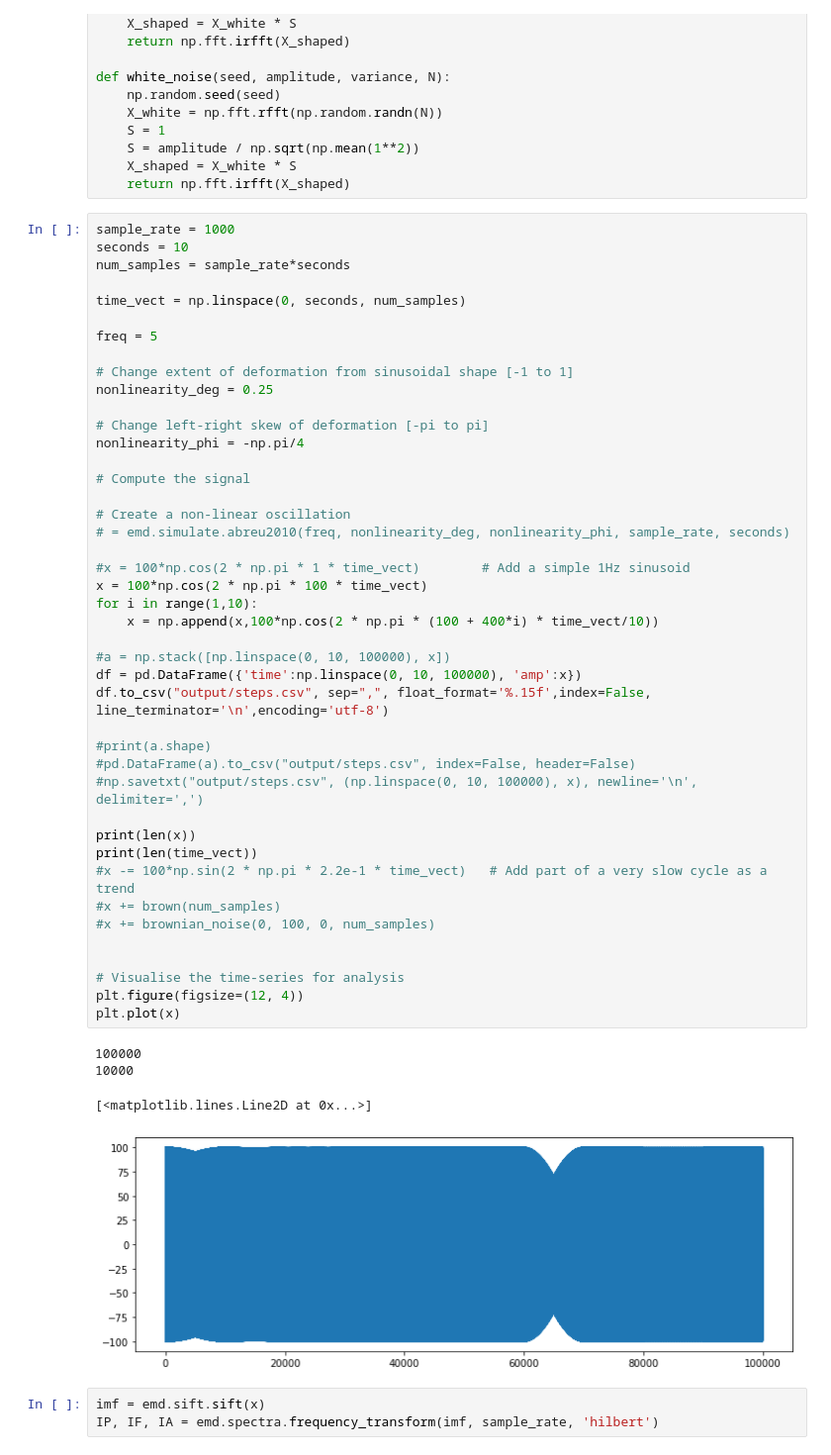
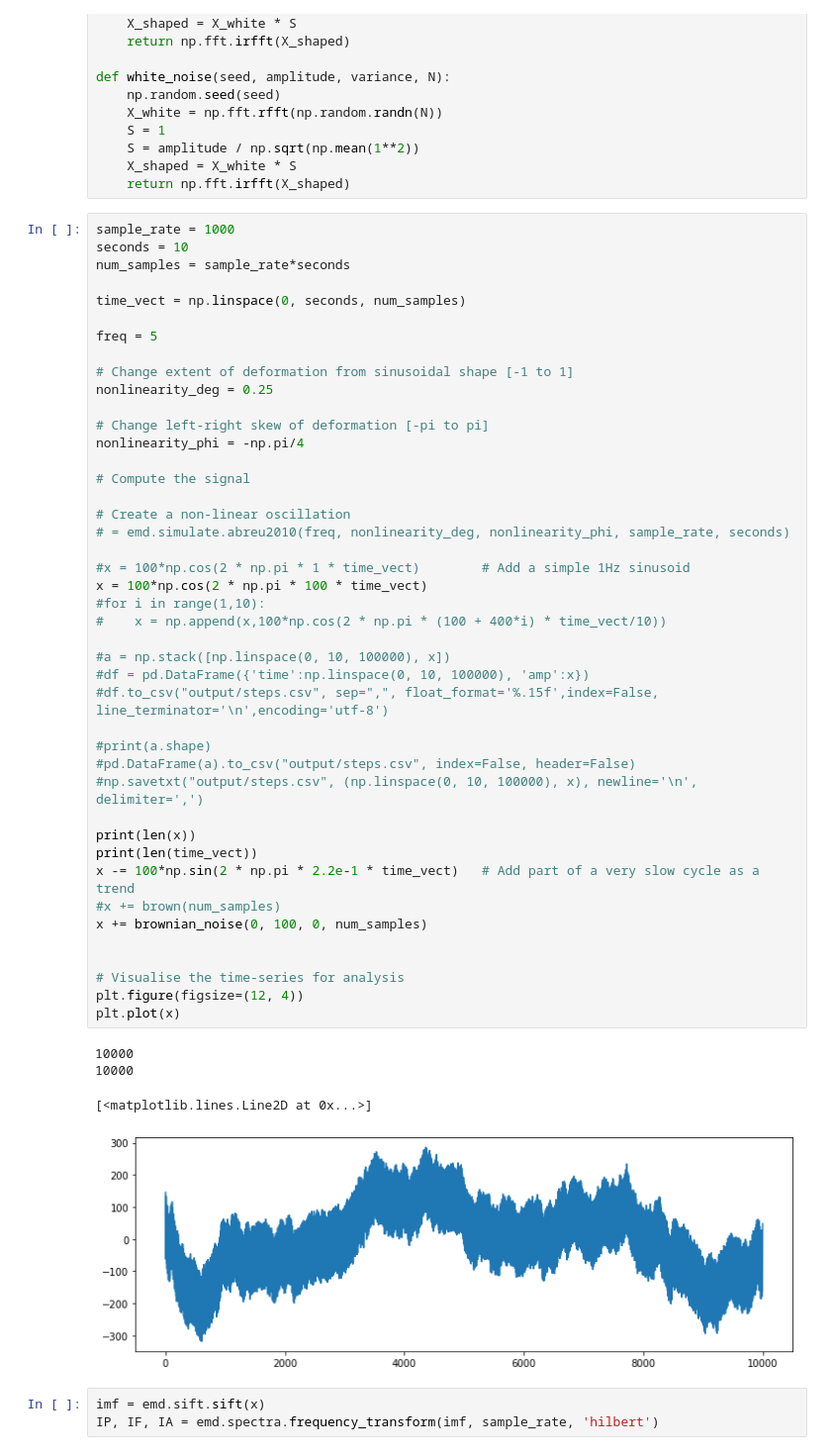
Before and after one commit to callum-stewart/f21dg-2022-d3, a Jupyter notebook: analysis/analysis.ipynb, the cells around one changed output. Shown: that part at 99% size. Drawn from its saved outputs; the diff is of its cells as text.

```diff
--- a/analysis/analysis.ipynb
+++ b/analysis/analysis.ipynb
@@ -71,41 +71,41 @@ freq = 5
 nonlinearity_deg = 0.25
 
 # Change left-right skew of deformation [-pi to pi]
 nonlinearity_phi = -np.pi/4
 
 # Compute the signal
 
 # Create a non-linear oscillation
 # = emd.simulate.abreu2010(freq, nonlinearity_deg, nonlinearity_phi, sample_rate, seconds)
 
 #x = 100*np.cos(2 * np.pi * 1 * time_vect)        # Add a simple 1Hz sinusoid
 x = 100*np.cos(2 * np.pi * 100 * time_vect)
-for i in range(1,10):
-    x = np.append(x,100*np.cos(2 * np.pi * (100 + 400*i) * time_vect/10))
+#for i in range(1,10):
+#    x = np.append(x,100*np.cos(2 * np.pi * (100 + 400*i) * time_vect/10))
 
 #a = np.stack([np.linspace(0, 10, 100000), x])
-df = pd.DataFrame({'time':np.linspace(0, 10, 100000), 'amp':x})
-df.to_csv("output/steps.csv", sep=",", float_format='%.15f',index=False, line_terminator='\n',encoding='utf-8')
+#df = pd.DataFrame({'time':np.linspace(0, 10, 100000), 'amp':x})
+#df.to_csv("output/steps.csv", sep=",", float_format='%.15f',index=False, line_terminator='\n',encoding='utf-8')
 
 #print(a.shape)
 #pd.DataFrame(a).to_csv("output/steps.csv", index=False, header=False)
 #np.savetxt("output/steps.csv", (np.linspace(0, 10, 100000), x), newline='\n', delimiter=',')
 
 print(len(x))
 print(len(time_vect))
-#x -= 100*np.sin(2 * np.pi * 2.2e-1 * time_vect)   # Add part of a very slow cycle as a trend
+x -= 100*np.sin(2 * np.pi * 2.2e-1 * time_vect)   # Add part of a very slow cycle as a trend
 #x += brown(num_samples)
-#x += brownian_noise(0, 100, 0, num_samples)
+x += brownian_noise(0, 100, 0, num_samples)
 
 
 # Visualise the time-series for analysis
 plt.figure(figsize=(12, 4))
 plt.plot(x)
 # %% [output]
-100000
 10000
+10000
 [<matplotlib.lines.Line2D at 0x...>]
-[figure, old version]
+[figure, new version]
 # %%
 imf = emd.sift.sift(x)
 IP, IF, IA = emd.spectra.frequency_transform(imf, sample_rate, 'hilbert')
```
Also changed, not shown: parts of 1 cell of this notebook, 13 other files.
